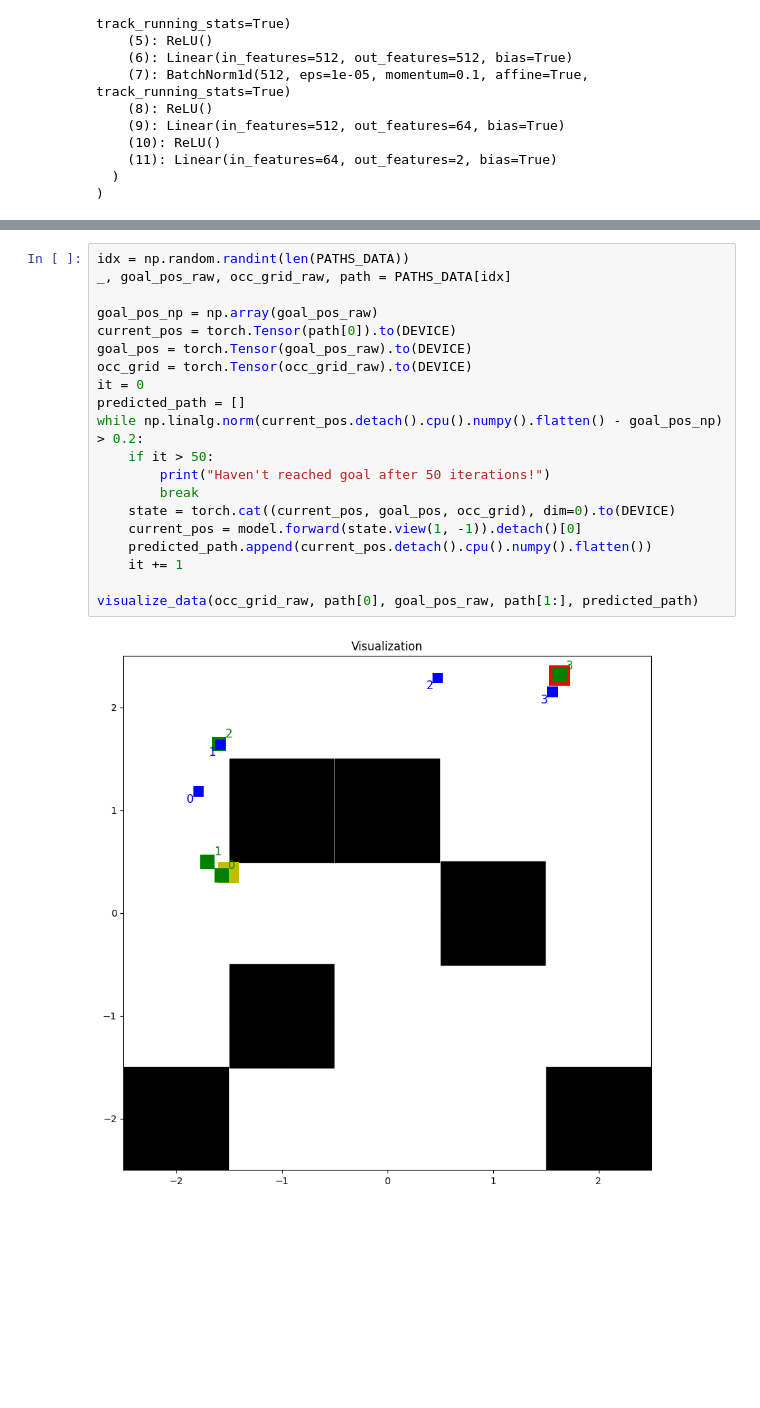
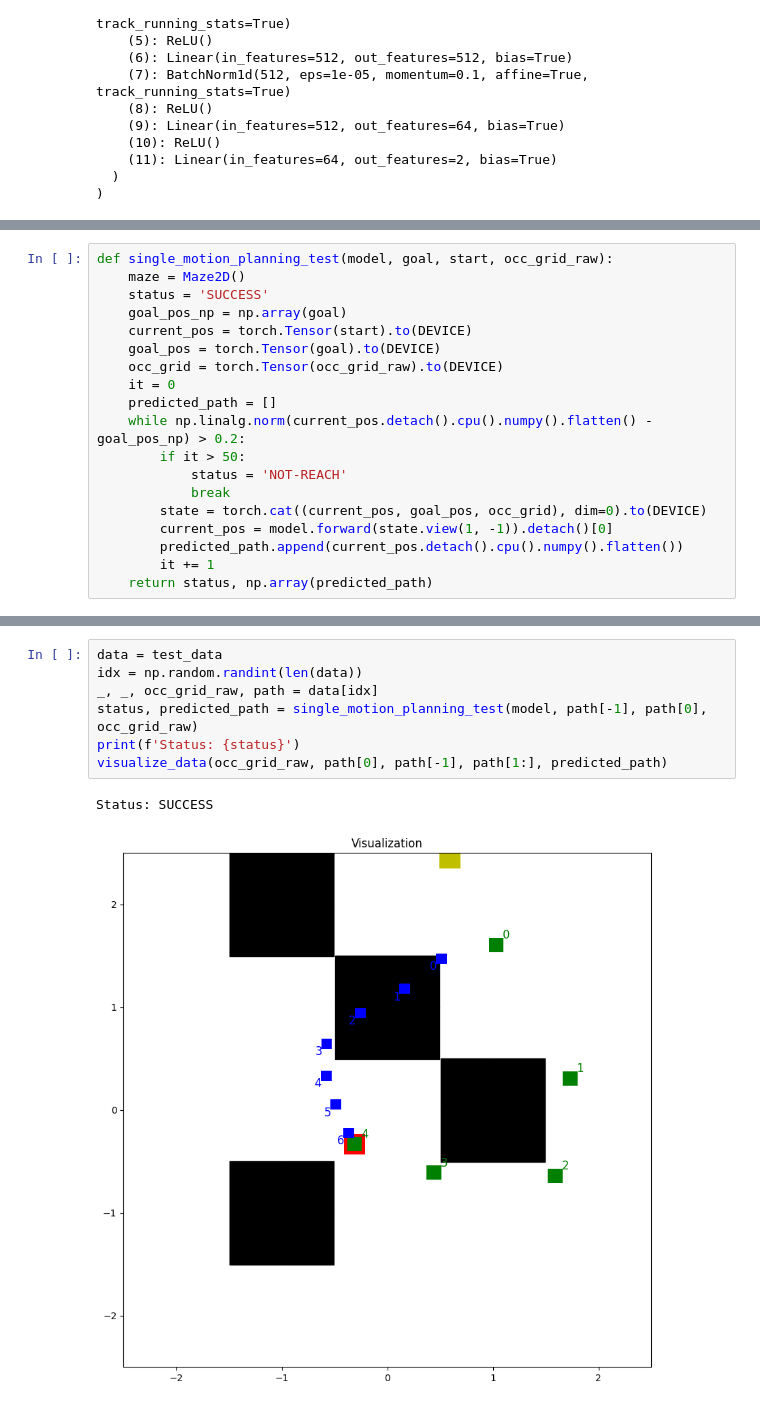
Before and after one commit to lyf44/CS5242-neural-motion-planning, a Jupyter notebook: our-notebook.ipynb, the cells around one changed output, grey strips where cells are left out. Drawn from its saved outputs; the diff is of its cells as text; blank space fills up the shorter version.

Commit message:
Add test set and compute some numbers

```diff
--- a/our-notebook.ipynb
+++ b/our-notebook.ipynb
@@ -678,0 +736,19 @@ with open('./dataset/data_path.json') as _file:
+# %%
+def single_motion_planning_test(model, goal, start, occ_grid_raw):
+    maze = Maze2D()
+    status = 'SUCCESS'
+    goal_pos_np = np.array(goal)
+    current_pos = torch.Tensor(start).to(DEVICE)
+    goal_pos = torch.Tensor(goal).to(DEVICE)
+    occ_grid = torch.Tensor(occ_grid_raw).to(DEVICE)
+    it = 0
+    predicted_path = []
+    while np.linalg.norm(current_pos.detach().cpu().numpy().flatten() - goal_pos_np) > 0.2:
+        if it > 50:
+            status = 'NOT-REACH'
+            break
+        state = torch.cat((current_pos, goal_pos, occ_grid), dim=0).to(DEVICE)
+        current_pos = model.forward(state.view(1, -1)).detach()[0]
+        predicted_path.append(current_pos.detach().cpu().numpy().flatten())
+        it += 1
+    return status, np.array(predicted_path)
@@ -679,22 +776,10 @@ with open('./dataset/data_path.json') as _file:
 # %%
-idx = np.random.randint(len(PATHS_DATA))
-_, goal_pos_raw, occ_grid_raw, path = PATHS_DATA[idx]
-
-goal_pos_np = np.array(goal_pos_raw)
-current_pos = torch.Tensor(path[0]).to(DEVICE)
-goal_pos = torch.Tensor(goal_pos_raw).to(DEVICE)
-occ_grid = torch.Tensor(occ_grid_raw).to(DEVICE)
-it = 0
-predicted_path = []
-while np.linalg.norm(current_pos.detach().cpu().numpy().flatten() - goal_pos_np) > 0.2:
-    if it > 50:
-        print("Haven't reached goal after 50 iterations!")
-        break
-    state = torch.cat((current_pos, goal_pos, occ_grid), dim=0).to(DEVICE)
-    current_pos = model.forward(state.view(1, -1)).detach()[0]
-    predicted_path.append(current_pos.detach().cpu().numpy().flatten())
-    it += 1
-
-visualize_data(occ_grid_raw, path[0], goal_pos_raw, path[1:], predicted_path)
+data = test_data
+idx = np.random.randint(len(data))
+_, _, occ_grid_raw, path = data[idx]
+status, predicted_path = single_motion_planning_test(model, path[-1], path[0], occ_grid_raw)
+print(f'Status: {status}')
+visualize_data(occ_grid_raw, path[0], path[-1], path[1:], predicted_path)
 # %% [output]
+Status: SUCCESS
-[figure, old version]
+[figure, new version]
```
Also changed, not shown: parts of 52 cells of this notebook.
